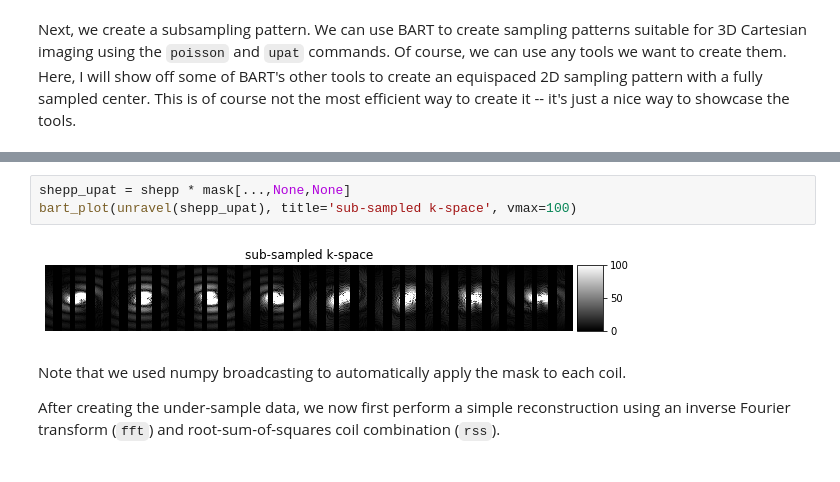
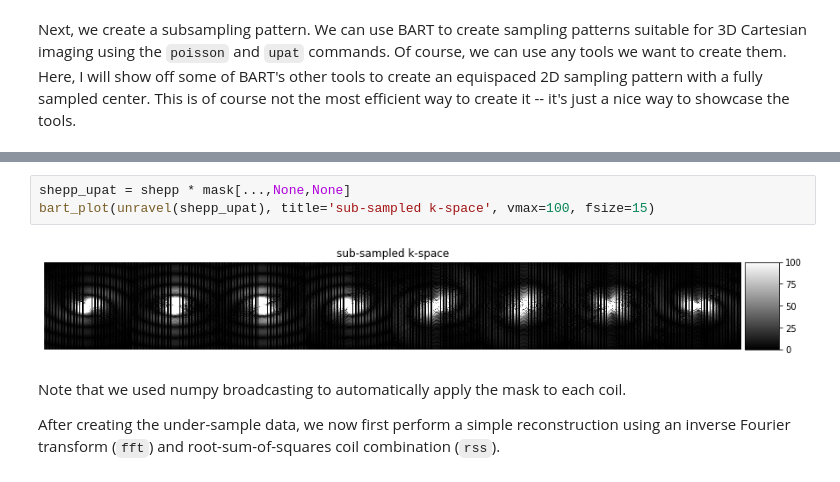
Before and after one commit to mrirecon/bart-workshop, a Jupyter notebook: mri_together_2023/bart_mritogether_2023.ipynb, the cells around one changed output, grey strips where cells are left out. Saved outputs shown, nothing was run; the diff lists cells and outputs as text.

```diff
--- a/mri_together_2023/bart_mritogether_2023.ipynb
+++ b/mri_together_2023/bart_mritogether_2023.ipynb
@@ -492,8 +494,8 @@ bart_plot(mask)
 # %%
 shepp_upat = shepp * mask[...,None,None]
-bart_plot(unravel(shepp_upat), title='sub-sampled k-space', vmax=100)
+bart_plot(unravel(shepp_upat), title='sub-sampled k-space', vmax=100, fsize=15)
 # %% [output]
-[figure, old version]
+[figure, new version]
 # %% [markdown]
 Note that we used numpy broadcasting to automatically apply the mask to each coil.
 
```
Also changed, not shown: parts of 18 cells of this notebook.
